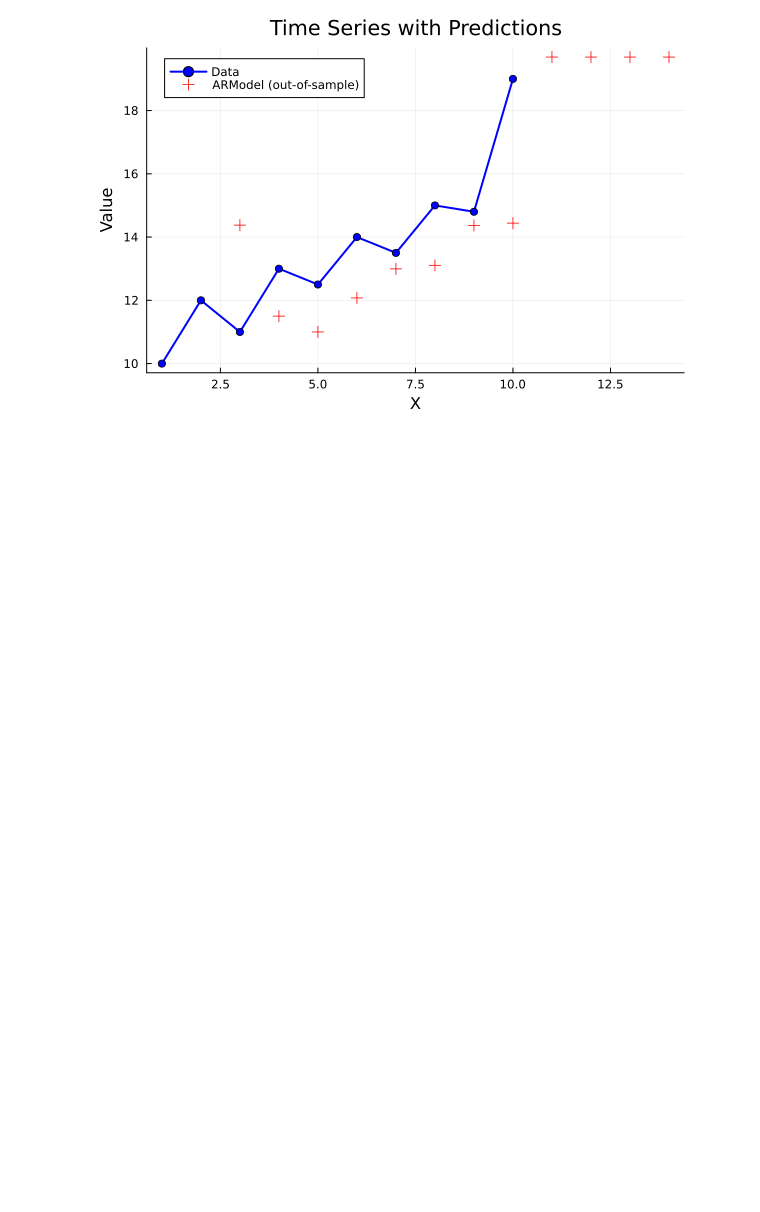
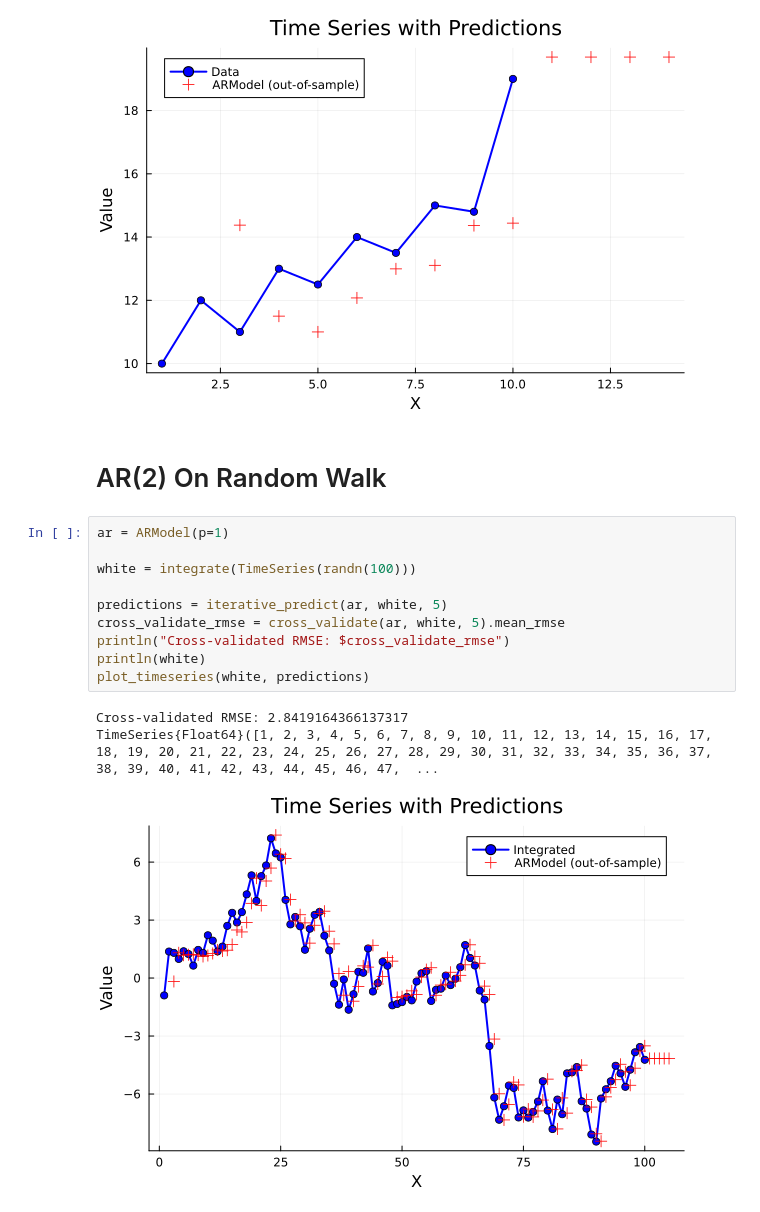
Before and after one commit to YannickGibson/TimeSeriesKit.jl, a Jupyter notebook: examples/models.ipynb, the cells around one changed output. Drawn from its saved outputs; the diff is of its cells as text; blank space fills up the shorter version.

```diff
--- a/examples/models.ipynb
+++ b/examples/models.ipynb
@@ -95,3 +95,19 @@ predicted_ses = iterative_predict(model_ar, ts, 4)
 plot_timeseries(ts, predicted_ses)
 # %% [output]
 [figure]
+# %% [markdown]
+# AR(2) On Random Walk
+# %%
+ar = ARModel(p=1)
+
+white = integrate(TimeSeries(randn(100)))
+
+predictions = iterative_predict(ar, white, 5)
+cross_validate_rmse = cross_validate(ar, white, 5).mean_rmse
+println("Cross-validated RMSE: $cross_validate_rmse")
+println(white)
+plot_timeseries(white, predictions)
+# %% [output]
+Cross-validated RMSE: 2.8419164366137317
+TimeSeries{Float64}([1, 2, 3, 4, 5, 6, 7, 8, 9, 10, 11, 12, 13, 14, 15, 16, 17, 18, 19, 20, 21, 22, 23, 24, 25, 26, 27, 28, 29, 30, 31, 32, 33, 34, 35, 36, 37, 38, 39, 40, 41, 42, 43, 44, 45, 46, 47,  ...
+[figure, added]
```
Also changed, not shown: parts of 3 cells of this notebook, 10 other files.
